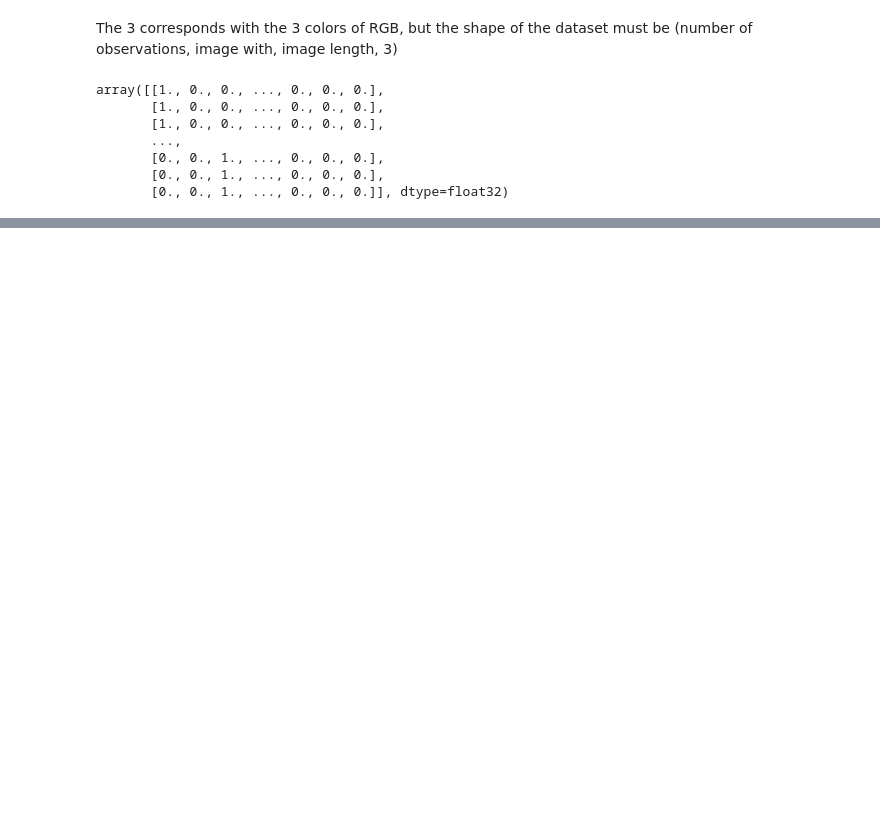
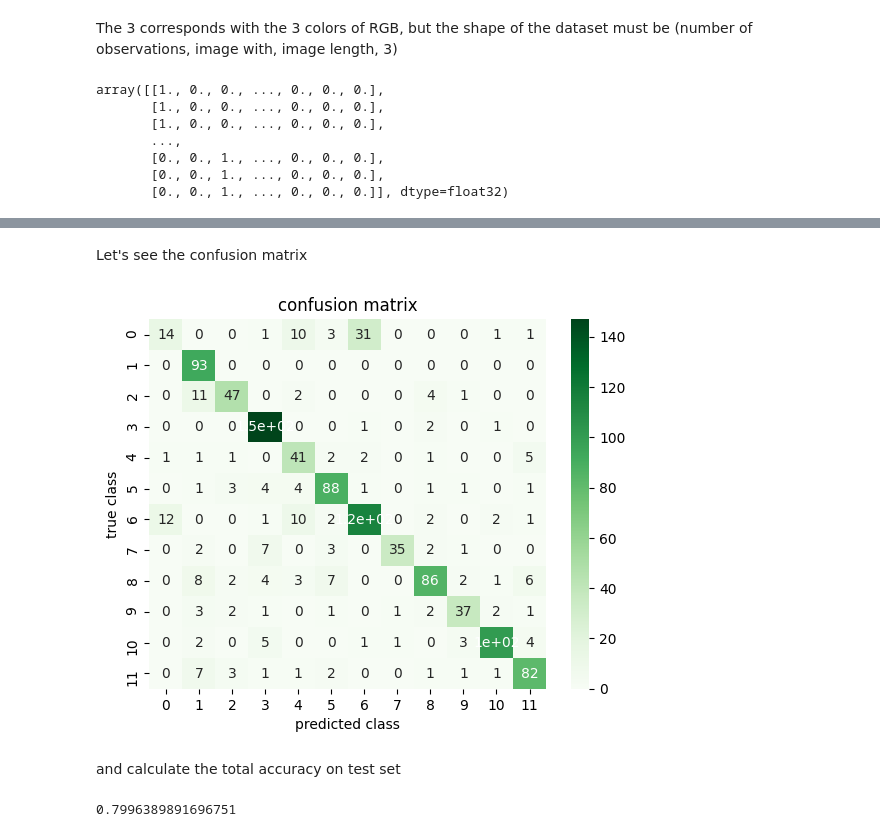
Before and after one commit to fernandezfran/deployment, a Jupyter notebook: research.ipynb, the cells around one changed output, grey strips where cells are left out. Saved outputs shown, nothing was run; the diff lists cells and outputs as text; code cells hidden in the pictures; blank space fills up the shorter version.

```diff
--- a/research.ipynb
+++ b/research.ipynb
@@ -171,0 +297,3 @@ print(X_train.shape, X_test.shape)
+# %%
+ypred = np.argmax(model.predict(X_test, verbose=1), axis=1)
+ypred
@@ -171,0 +303,26 @@ print(X_train.shape, X_test.shape)
+# %%
+ytest = np.argmax(y_test, axis=1)
+# %% [markdown]
+Let's see the confusion matrix
+# %%
+import seaborn as sns
+from sklearn.metrics import confusion_matrix
+
+cnf_matrix = confusion_matrix(ytest, ypred)
+
+fig, ax = plt.subplots(1)
+ax = sns.heatmap(cnf_matrix, ax=ax, cmap=plt.cm.Greens, annot=True)
+ax.set_xlabel("predicted class")
+ax.set_ylabel("true class")
+ax.set_title("confusion matrix")
+plt.show()
+# %% [output]
+[figure, added]
+# %% [markdown]
+and calculate the total accuracy on test set
+# %%
+from sklearn.metrics import accuracy_score, classification_report
+
+accuracy_score(ytest, ypred, normalize=True)
+# %% [output]
+0.7996389891696751
```
Also changed, not shown: parts of 15 cells of this notebook, 1 other file.
